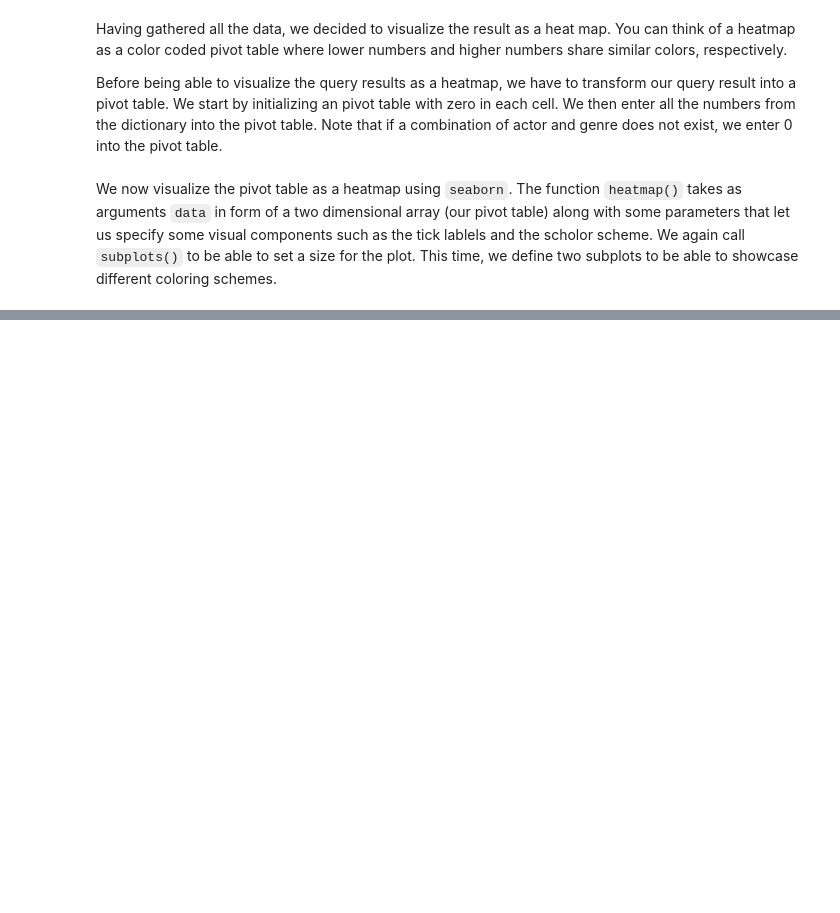
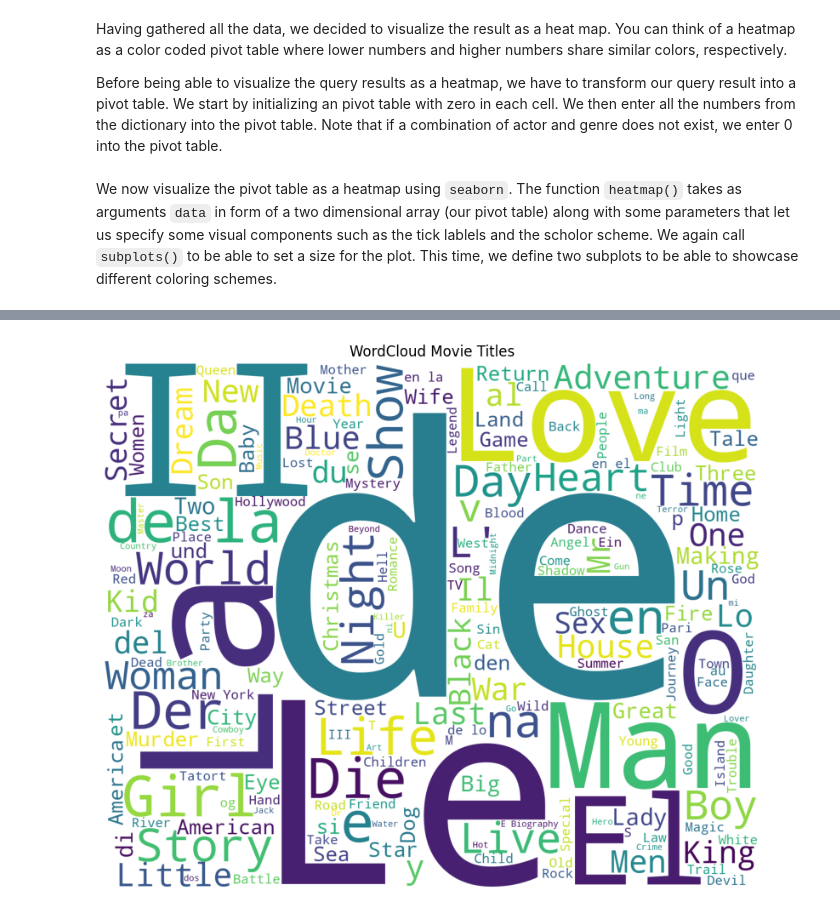
Before and after one commit to BigDataAnalyticsGroup/bigdataengineering, a Jupyter notebook: Data Visualization.ipynb, the cells around one changed output, grey strips where cells are left out. Saved outputs shown, nothing was run; the diff lists cells and outputs as text; code cells hidden in the pictures; blank space fills up the shorter version.

```diff
--- a/Data Visualization.ipynb
+++ b/Data Visualization.ipynb
@@ -232,0 +264,29 @@ sns.heatmap(pivottable, ax=ax[1], annot=True,
+# %%
+# Query all movie titles
+movie_titles_q = """
+SELECT name
+FROM movies;
+"""
+conn.execute(movie_titles_q)
+movie_titles = conn.fetchdf()
+# %%
+from wordcloud import WordCloud, STOPWORDS
+
+# concatenate all movie titles
+text = movie_titles['name'].str.cat(sep=' ', na_rep=' ')
+
+# optinally update the stopwords
+# STOPWORDS.update(['de', 'La', 'Le', 'II', 'e', 'O'])
+
+fig, ax = plt.subplots(figsize=(10,8))
+wordcloud = WordCloud(stopwords=STOPWORDS,
+                      background_color='white',
+                      width=1500,
+                      height=1200
+                     ).generate(text)
+ax.imshow(wordcloud)
+ax.set_title('WordCloud Movie Titles')
+plt.axis('off')
+plt.show()
+# %% [output]
+[figure, added]
```
Also changed, not shown: parts of 23 cells of this notebook, 1 other file.
